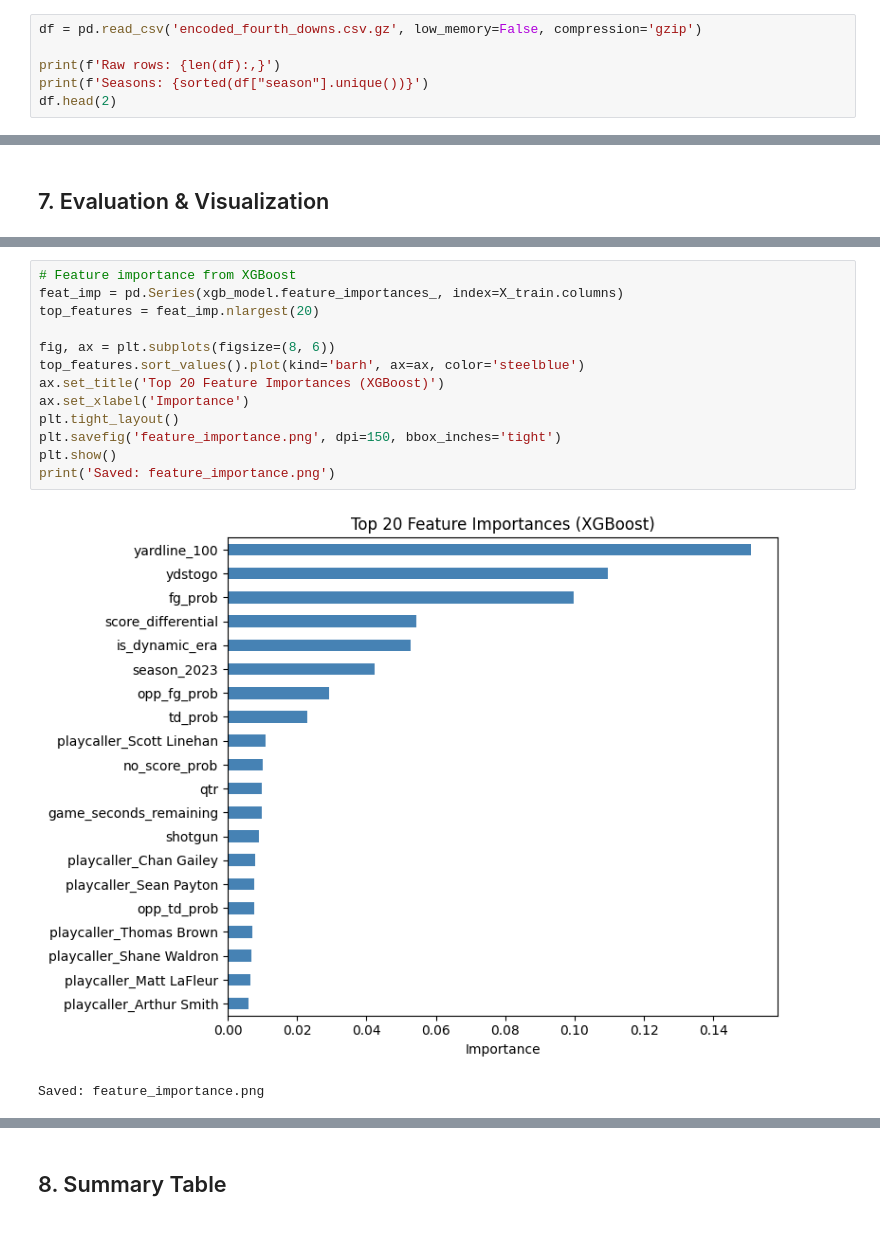
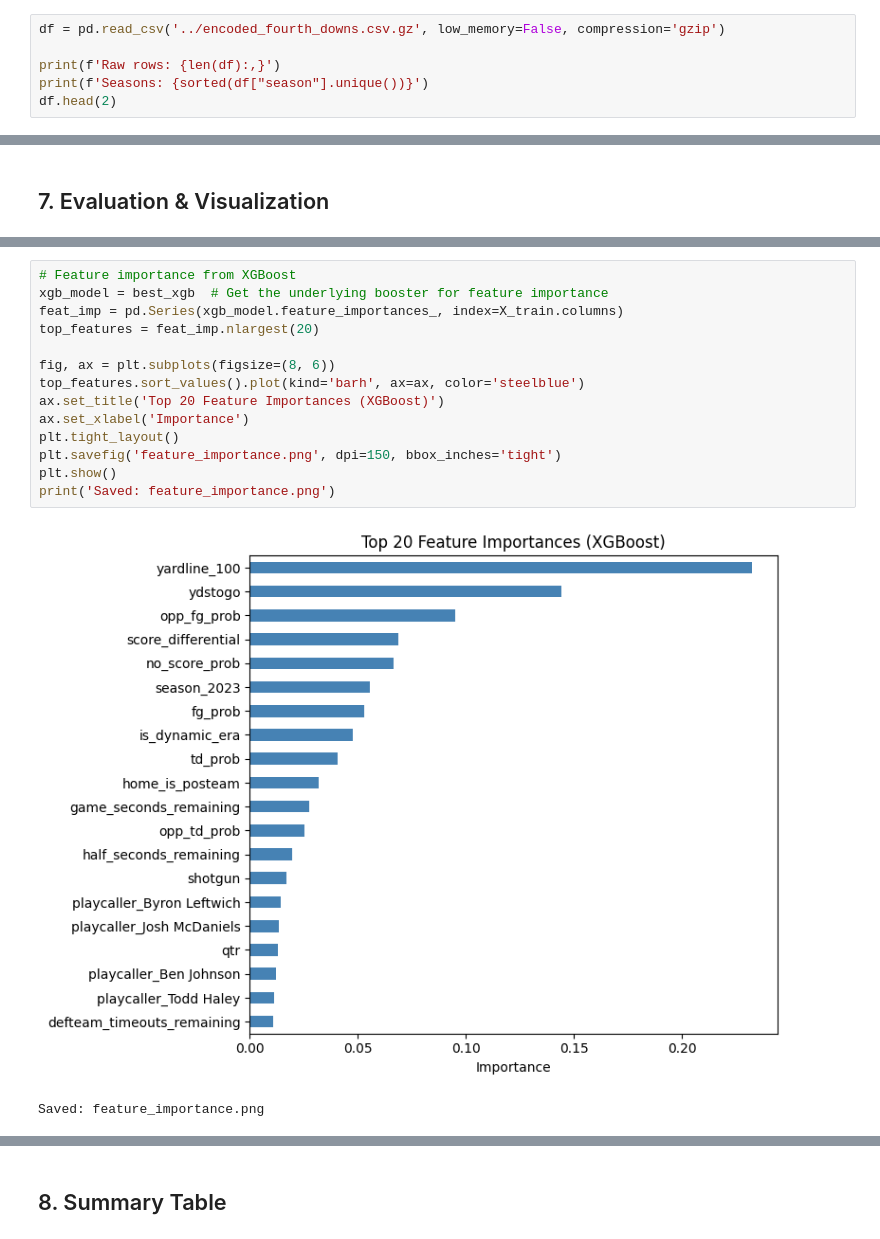
Before and after one commit to SU-IST707-SP26/group-project-team1, a Jupyter notebook: epa_model/epa_prescriptive_model.ipynb, the cells around one changed output, grey strips where cells are left out. Cells and saved outputs as stored; diff of their text form.

```diff
--- a/epa_model/epa_prescriptive_model.ipynb
+++ b/epa_model/epa_prescriptive_model.ipynb
@@ -52,7 +40,7 @@ Libraries loaded.
 # %% [markdown]
 ## 1. Load Data
 # %%
-df = pd.read_csv('encoded_fourth_downs.csv.gz', low_memory=False, compression='gzip')
+df = pd.read_csv('../encoded_fourth_downs.csv.gz', low_memory=False, compression='gzip')
 
 print(f'Raw rows: {len(df):,}')
 print(f'Seasons: {sorted(df["season"].unique())}')
@@ -723,18 +758,19 @@ Saved: confusion_matrices.png
 # %%
 # Feature importance from XGBoost
+xgb_model = best_xgb  # Get the underlying booster for feature importance
 feat_imp = pd.Series(xgb_model.feature_importances_, index=X_train.columns)
 top_features = feat_imp.nlargest(20)
 
 fig, ax = plt.subplots(figsize=(8, 6))
 top_features.sort_values().plot(kind='barh', ax=ax, color='steelblue')
 ax.set_title('Top 20 Feature Importances (XGBoost)')
 ax.set_xlabel('Importance')
 plt.tight_layout()
 plt.savefig('feature_importance.png', dpi=150, bbox_inches='tight')
 plt.show()
 print('Saved: feature_importance.png')
 # %% [output]
-[figure, old version]
+[figure, new version]
 Saved: feature_importance.png
 # %%
 # Decision heatmap: optimal play type by field position x yards to go
```
Also changed, not shown: parts of 15 cells of this notebook, 7 other files.
